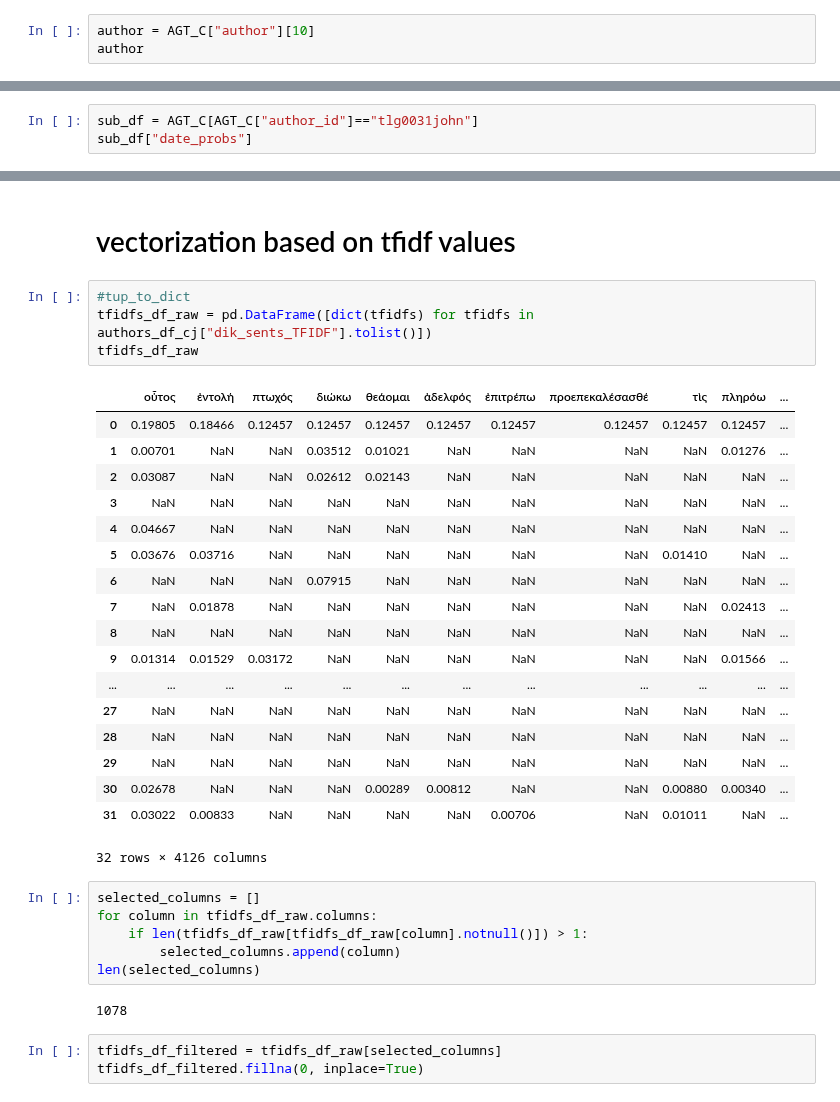
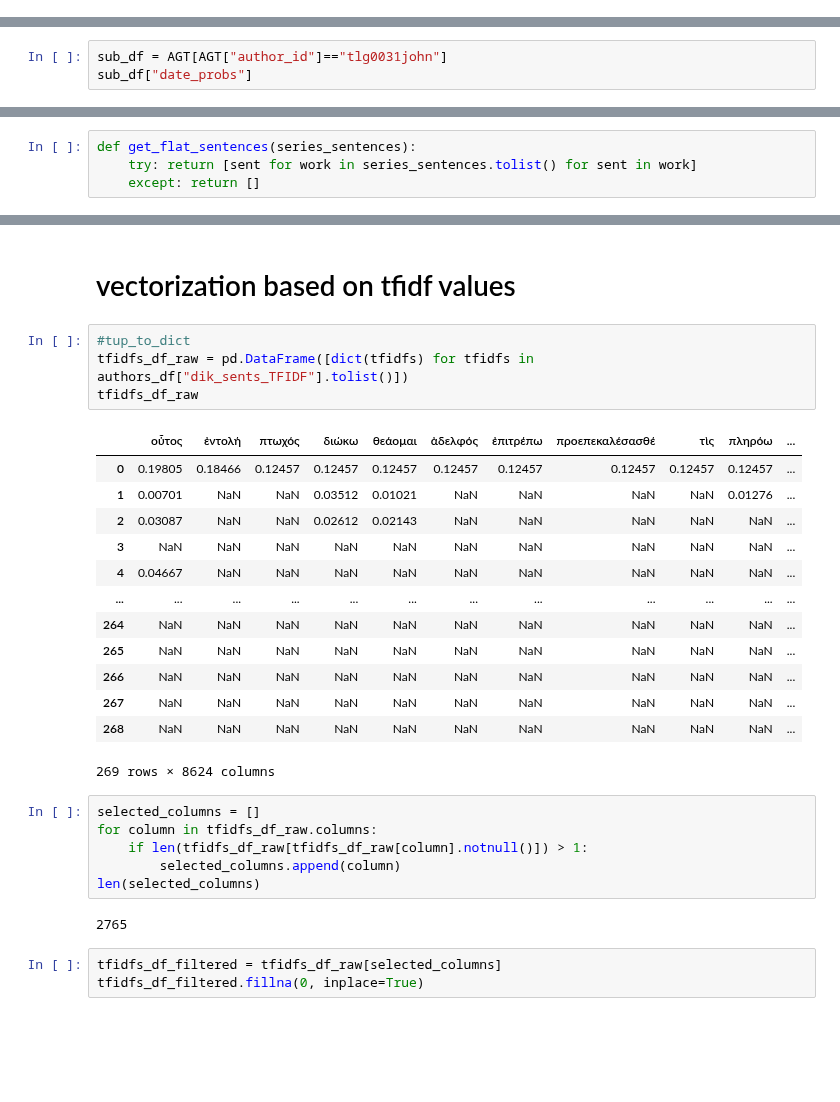
Before and after one commit to kasev/ECCE, a Jupyter notebook: scripts/2_COMPARING-AUTHORS.ipynb, the cells around one changed output, grey strips where cells are left out. Drawn from its saved outputs; the diff is of its cells as text; blank space fills up the shorter version.

```diff
--- a/scripts/COMPARING-AUTHORS.ipynb
+++ b/scripts/2_COMPARING-AUTHORS.ipynb
@@ -103,3 +93,0 @@ AGT_C.head(5)
-# %%
-author = AGT_C["author"][10]
-author
@@ -108,5 +94,5 @@ author
 # %%
-sub_df = AGT_C[AGT_C["author_id"]=="tlg0031john"]
+sub_df = AGT[AGT["author_id"]=="tlg0031john"]
 sub_df["date_probs"]
 # %% [output]
 388    {'0.5': 1}
@@ -156,3 +122,7 @@ def grouping_gnt(author_id):
 new_author_ids = AGT["author_id"].apply(grouping_gnt)
 
 AGT["author_id"] = new_author_ids
+# %%
+def get_flat_sentences(series_sentences):
+    try: return [sent for work in series_sentences.tolist() for sent in work]
+    except: return []
@@ -552,27 +528,22 @@ fig.write_image("../figures/paul_egonet_10tfidf.png")
 #  vectorization based on tfidf values
 # %%
 #tup_to_dict
-tfidfs_df_raw = pd.DataFrame([dict(tfidfs) for tfidfs in authors_df_cj["dik_sents_TFIDF"].tolist()])
+tfidfs_df_raw = pd.DataFrame([dict(tfidfs) for tfidfs in authors_df["dik_sents_TFIDF"].tolist()])
 tfidfs_df_raw
 # %% [output]
 |  | οὗτος | ἐντολή | πτωχός | διώκω | θεάομαι | ἀδελφός | ἐπιτρέπω | προεπεκαλέσασθέ | τὶς | πληρόω | ... |
 | 0 | 0.19805 | 0.18466 | 0.12457 | 0.12457 | 0.12457 | 0.12457 | 0.12457 | 0.12457 | 0.12457 | 0.12457 | ... |
 | 1 | 0.00701 | NaN | NaN | 0.03512 | 0.01021 | NaN | NaN | NaN | NaN | 0.01276 | ... |
 | 2 | 0.03087 | NaN | NaN | 0.02612 | 0.02143 | NaN | NaN | NaN | NaN | NaN | ... |
 | 3 | NaN | NaN | NaN | NaN | NaN | NaN | NaN | NaN | NaN | NaN | ... |
 | 4 | 0.04667 | NaN | NaN | NaN | NaN | NaN | NaN | NaN | NaN | NaN | ... |
-| 5 | 0.03676 | 0.03716 | NaN | NaN | NaN | NaN | NaN | NaN | 0.01410 | NaN | ... |
-| 6 | NaN | NaN | NaN | 0.07915 | NaN | NaN | NaN | NaN | NaN | NaN | ... |
-| 7 | NaN | 0.01878 | NaN | NaN | NaN | NaN | NaN | NaN | NaN | 0.02413 | ... |
-| 8 | NaN | NaN | NaN | NaN | NaN | NaN | NaN | NaN | NaN | NaN | ... |
-| 9 | 0.01314 | 0.01529 | 0.03172 | NaN | NaN | NaN | NaN | NaN | NaN | 0.01566 | ... |
 | ... | ... | ... | ... | ... | ... | ... | ... | ... | ... | ... | ... |
-| 27 | NaN | NaN | NaN | NaN | NaN | NaN | NaN | NaN | NaN | NaN | ... |
-| 28 | NaN | NaN | NaN | NaN | NaN | NaN | NaN | NaN | NaN | NaN | ... |
-| 29 | NaN | NaN | NaN | NaN | NaN | NaN | NaN | NaN | NaN | NaN | ... |
-| 30 | 0.02678 | NaN | NaN | NaN | 0.00289 | 0.00812 | NaN | NaN | 0.00880 | 0.00340 | ... |
-| 31 | 0.03022 | 0.00833 | NaN | NaN | NaN | NaN | 0.00706 | NaN | 0.01011 | NaN | ... |
+| 264 | NaN | NaN | NaN | NaN | NaN | NaN | NaN | NaN | NaN | NaN | ... |
+| 265 | NaN | NaN | NaN | NaN | NaN | NaN | NaN | NaN | NaN | NaN | ... |
+| 266 | NaN | NaN | NaN | NaN | NaN | NaN | NaN | NaN | NaN | NaN | ... |
+| 267 | NaN | NaN | NaN | NaN | NaN | NaN | NaN | NaN | NaN | NaN | ... |
+| 268 | NaN | NaN | NaN | NaN | NaN | NaN | NaN | NaN | NaN | NaN | ... |
-32 rows × 4126 columns
+269 rows × 8624 columns
 # %%
 selected_columns = []
 for column in tfidfs_df_raw.columns:
@@ -580,7 +551,7 @@ for column in tfidfs_df_raw.columns:
         selected_columns.append(column)
 len(selected_columns)
 # %% [output]
-1078
+2765
 # %%
 tfidfs_df_filtered = tfidfs_df_raw[selected_columns]
 tfidfs_df_filtered.fillna(0, inplace=True)
```
Also changed, not shown: parts of 31 cells of this notebook, 1 other file.
